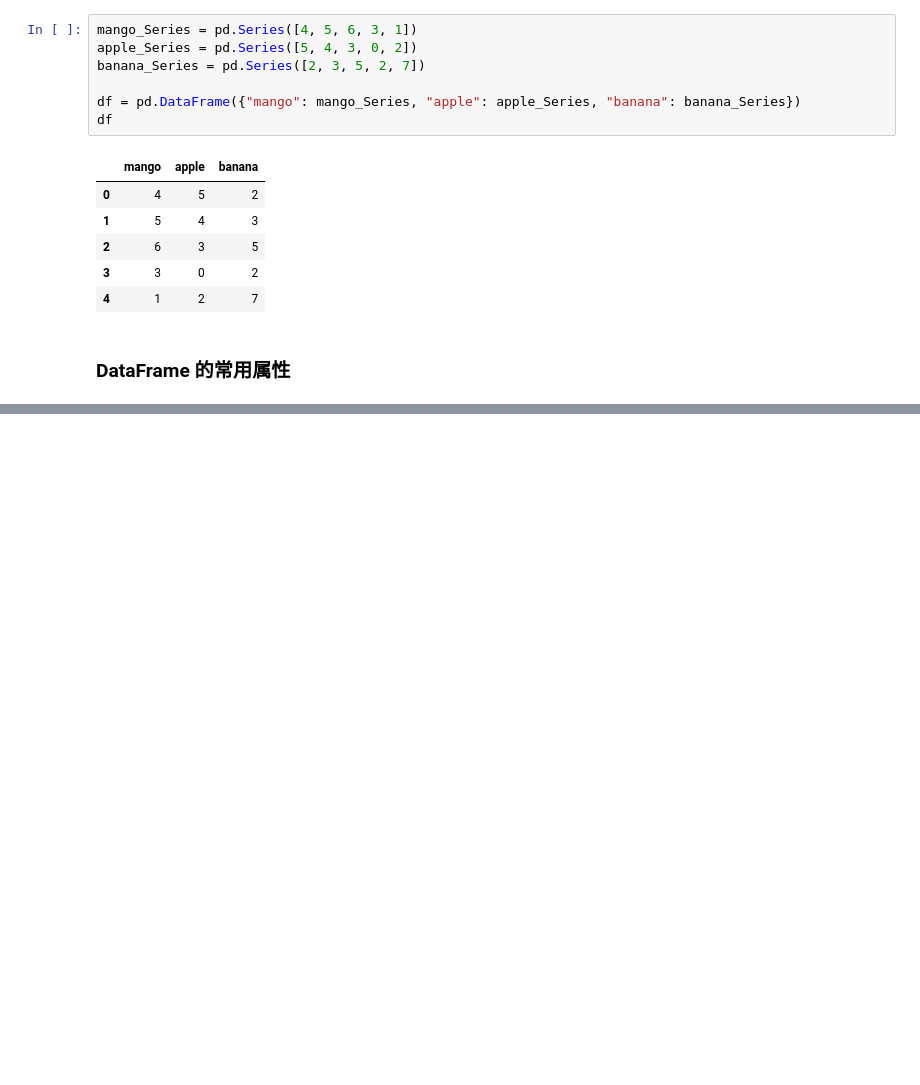
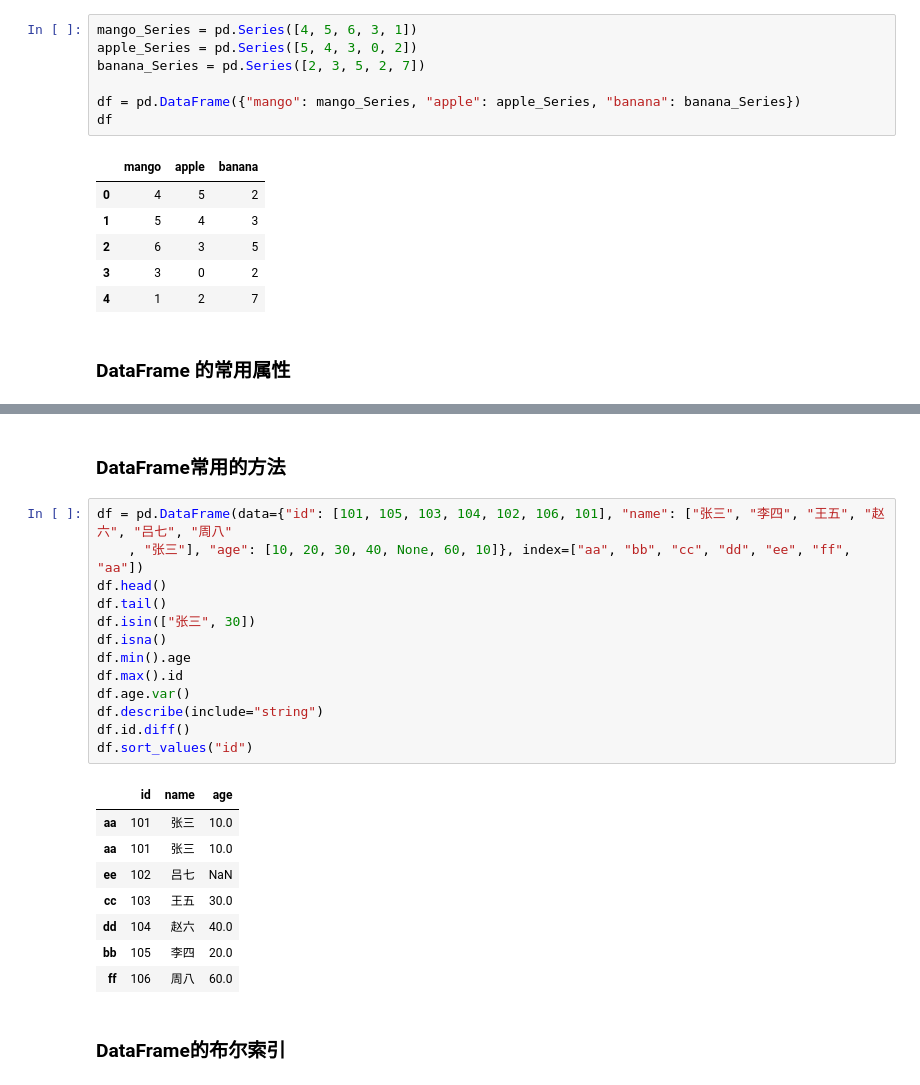
Before and after one commit to cyz2954929844/demo1, a Jupyter notebook: numpy_pandas/panda.ipynb, the cells around one changed output, grey strips where cells are left out. Drawn from its saved outputs; the diff is of its cells as text; blank space fills up the shorter version.

```diff
--- a/numpy_pandas/panda.ipynb
+++ b/numpy_pandas/panda.ipynb
@@ -152,0 +169,26 @@ df
+# %% [markdown]
+### DataFrame常用的方法
+# %%
+df = pd.DataFrame(data={"id": [101, 105, 103, 104, 102, 106, 101], "name": ["张三", "李四", "王五", "赵六", "吕七", "周八"
+    , "张三"], "age": [10, 20, 30, 40, None, 60, 10]}, index=["aa", "bb", "cc", "dd", "ee", "ff", "aa"])
+df.head()
+df.tail()
+df.isin(["张三", 30])
+df.isna()
+df.min().age
+df.max().id
+df.age.var()
+df.describe(include="string")
+df.id.diff()
+df.sort_values("id")
+# %% [output]
+|  | id | name | age |
+| aa | 101 | 张三 | 10.0 |
+| aa | 101 | 张三 | 10.0 |
+| ee | 102 | 吕七 | NaN |
+| cc | 103 | 王五 | 30.0 |
+| dd | 104 | 赵六 | 40.0 |
+| bb | 105 | 李四 | 20.0 |
+| ff | 106 | 周八 | 60.0 |
+# %% [markdown]
+### DataFrame的布尔索引
```
Also changed, not shown: parts of 22 cells of this notebook.
